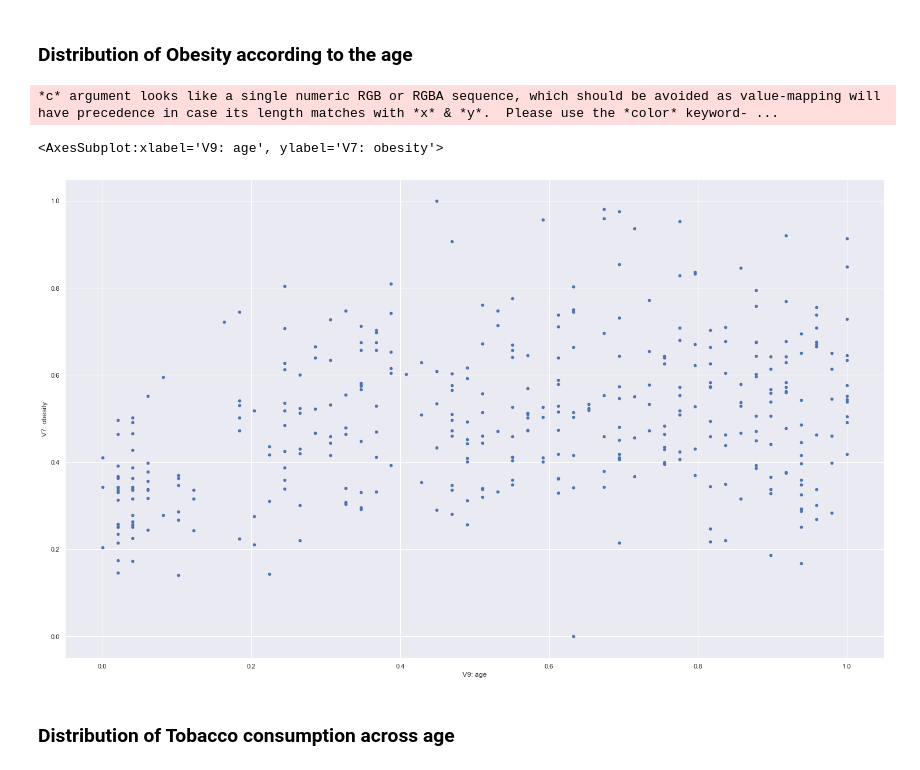
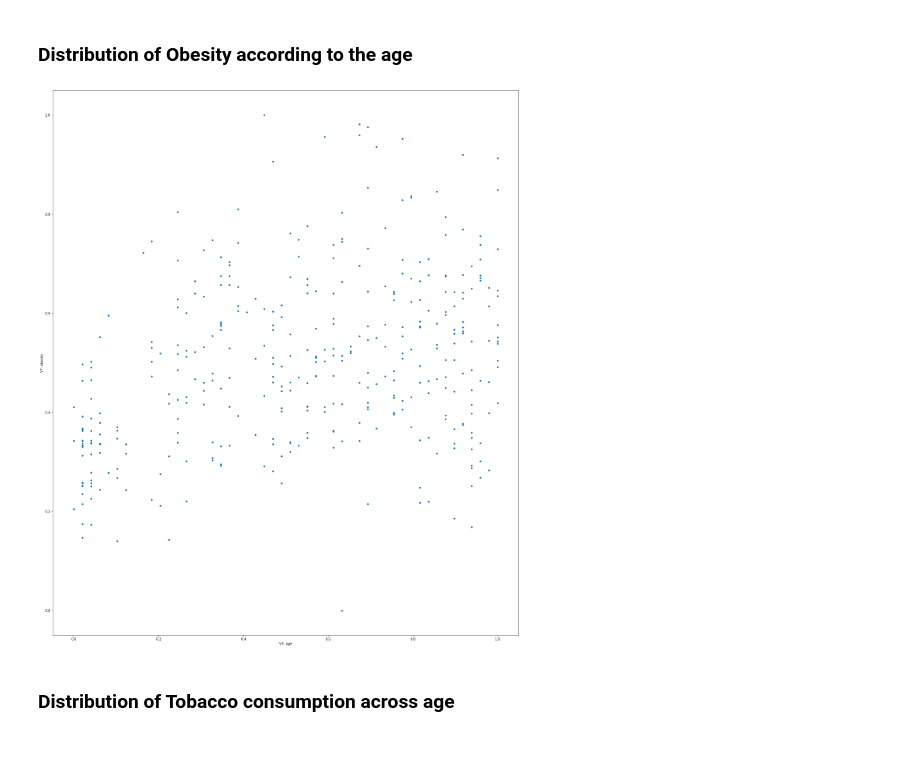
Before and after one commit to RyanJones999/AI-Assignment2, a Jupyter notebook: HeartDisease_Prediction.ipynb, the cells around one changed output. Drawn from its saved outputs; the diff is of its cells as text; code cells hidden in the pictures.

```diff
--- a/HeartDisease_Prediction.ipynb
+++ b/HeartDisease_Prediction.ipynb
@@ -163,11 +163,9 @@ Name: Class: chd, dtype: int64
 scale = MinMaxScaler(feature_range =(0,100))
 # %% [markdown]
 ### Distribution of Obesity according to the age
-# %%
-df.plot(x='V9: age',y='V7: obesity',kind='scatter',figsize =(25,15))
-# %% [output]
-*c* argument looks like a single numeric RGB or RGBA sequence, which should be avoided as value-mapping will have precedence in case its length matches with *x* & *y*.  Please use the *color* keyword- ...
-<AxesSubplot:xlabel='V9: age', ylabel='V7: obesity'>
-[figure, removed]
+# %%
+drawScatter('V9: age','V7: obesity') #calls the function to draw scatter graph using the age and obesity columns
+# %% [output]
+[figure, added]
 # %% [markdown]
 ### Distribution of Tobacco consumption across age
```
Also changed, not shown: parts of 22 cells of this notebook.
